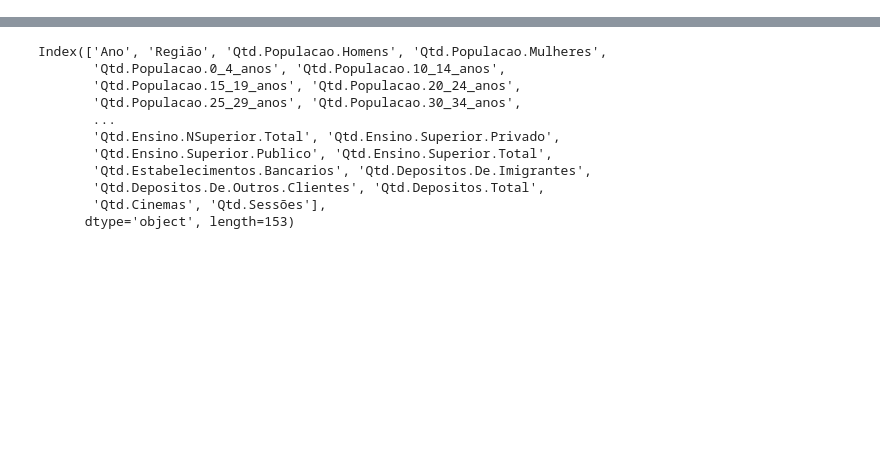
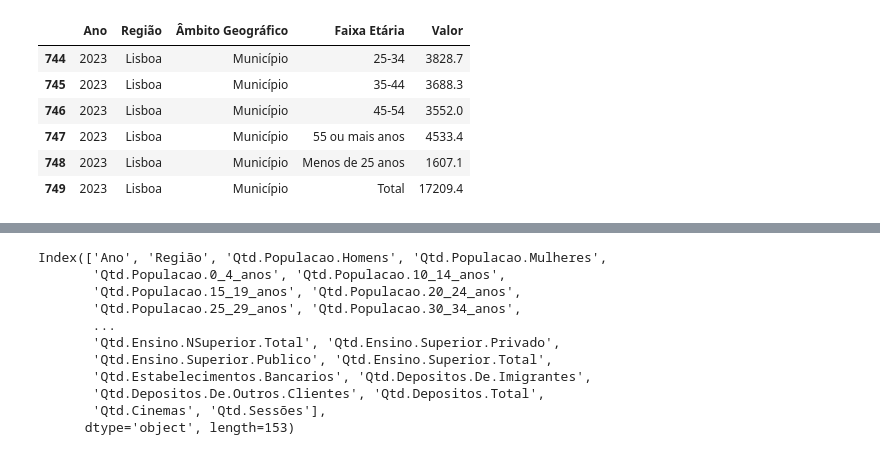
Before and after one commit to johnosd/MPAlugueisLisboa, a Jupyter notebook: src/PordataPt/PorData_Process.ipynb, the cells around one changed output, grey strips where cells are left out. Cells and saved outputs as stored; diff of their text form; code cells hidden in the pictures; blank space fills up the shorter version.

```diff
--- a/src/PordataPt/PorData_Process.ipynb
+++ b/src/PordataPt/PorData_Process.ipynb
@@ -1117,0 +1171,10 @@ adiciona_df_tratado("Emprego","desemprego-registado-nos-centros-de-emprego-por-g
+# %%
+df_desemprego[df_desemprego['Região']== 'Lisboa']
+# %% [output]
+|  | Ano | Região | Âmbito Geográfico | Faixa Etária | Valor |
+| 744 | 2023 | Lisboa | Município | 25-34 | 3828.7 |
+| 745 | 2023 | Lisboa | Município | 35-44 | 3688.3 |
+| 746 | 2023 | Lisboa | Município | 45-54 | 3552.0 |
+| 747 | 2023 | Lisboa | Município | 55 ou mais anos | 4533.4 |
+| 748 | 2023 | Lisboa | Município | Menos de 25 anos | 1607.1 |
+| 749 | 2023 | Lisboa | Município | Total | 17209.4 |
```
Also changed, not shown: parts of 11 cells of this notebook, 1 other file.
